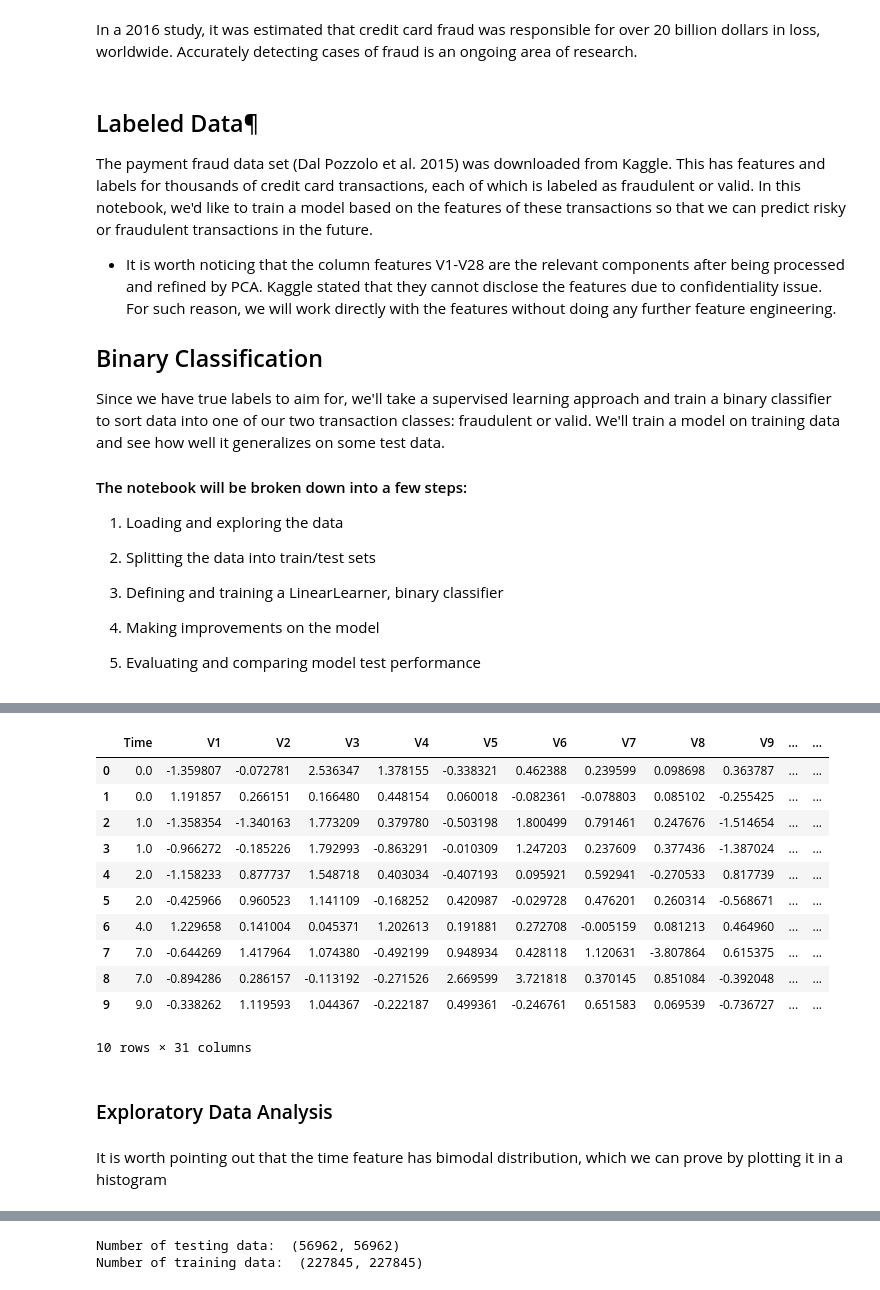
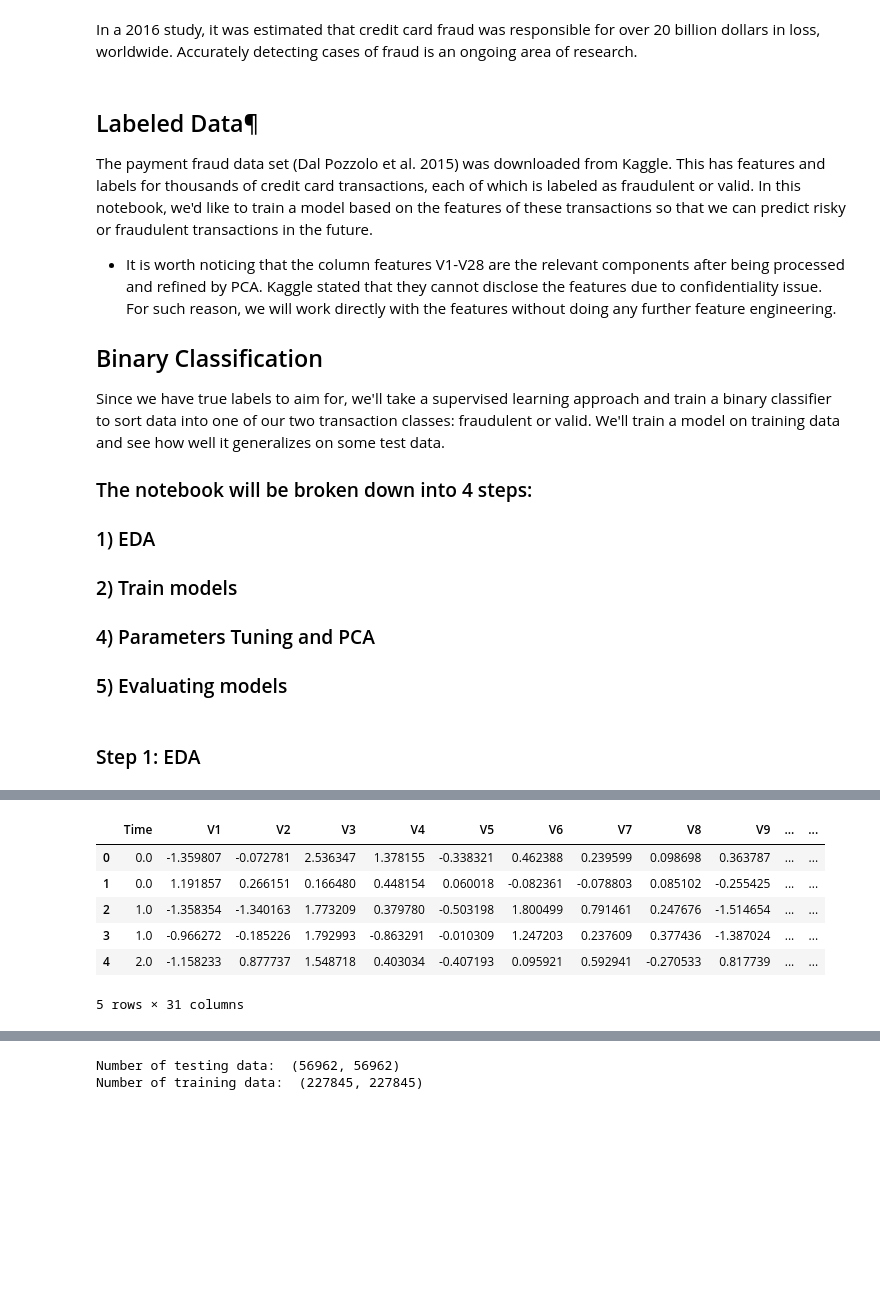
Before and after one commit to tramngo1603/Payment-Fraud-Detection, a Jupyter notebook: Payment Fraud Detection.ipynb, the cells around one changed output, grey strips where cells are left out. Cells and saved outputs as stored; diff of their text form; code cells hidden in the pictures; blank space fills up the shorter version.

```diff
--- a/Payment Fraud Detection.ipynb
+++ b/Payment Fraud Detection.ipynb
@@ -11,14 +11,14 @@ The payment fraud data set (Dal Pozzolo et al. 2015) was downloaded from Kaggle.
 ## Binary Classification
 Since we have true labels to aim for, we'll take a supervised learning approach and train a binary classifier to sort data into one of our two transaction classes: fraudulent or valid. We'll train a model on training data and see how well it generalizes on some test data.
 
-#### The notebook will be broken down into a few steps:
+### The notebook will be broken down into 4 steps:
 
-1) Loading and exploring the data
+### 1) EDA
 
-2) Splitting the data into train/test sets
+### 2) Train models
 
-3) Defining and training a LinearLearner, binary classifier
+### 4) Parameters Tuning and PCA
 
-4) Making improvements on the model
-
-5) Evaluating and comparing model test performance
+###  5) Evaluating models
+# %% [markdown]
+### Step 1: EDA
@@ -32,5 +43,6 @@ import pandas as pd
 # %%
 # get the data
-df = pd.read_csv('creditcard.csv')
-df.head(10)
+print((pd.__path__))
+df = pd.read_csv('https://github.com/tramngo1603/Payment-Fraud-Detection/releases/download/1.0.0/creditcard.csv')
+df.head()
 # %% [output]
@@ -37,16 +50,7 @@ df.head(10)
 |  | Time | V1 | V2 | V3 | V4 | V5 | V6 | V7 | V8 | V9 | ... | ... |
 | 0 | 0.0 | -1.359807 | -0.072781 | 2.536347 | 1.378155 | -0.338321 | 0.462388 | 0.239599 | 0.098698 | 0.363787 | ... | ... |
 | 1 | 0.0 | 1.191857 | 0.266151 | 0.166480 | 0.448154 | 0.060018 | -0.082361 | -0.078803 | 0.085102 | -0.255425 | ... | ... |
 | 2 | 1.0 | -1.358354 | -1.340163 | 1.773209 | 0.379780 | -0.503198 | 1.800499 | 0.791461 | 0.247676 | -1.514654 | ... | ... |
 | 3 | 1.0 | -0.966272 | -0.185226 | 1.792993 | -0.863291 | -0.010309 | 1.247203 | 0.237609 | 0.377436 | -1.387024 | ... | ... |
 | 4 | 2.0 | -1.158233 | 0.877737 | 1.548718 | 0.403034 | -0.407193 | 0.095921 | 0.592941 | -0.270533 | 0.817739 | ... | ... |
-| 5 | 2.0 | -0.425966 | 0.960523 | 1.141109 | -0.168252 | 0.420987 | -0.029728 | 0.476201 | 0.260314 | -0.568671 | ... | ... |
-| 6 | 4.0 | 1.229658 | 0.141004 | 0.045371 | 1.202613 | 0.191881 | 0.272708 | -0.005159 | 0.081213 | 0.464960 | ... | ... |
-| 7 | 7.0 | -0.644269 | 1.417964 | 1.074380 | -0.492199 | 0.948934 | 0.428118 | 1.120631 | -3.807864 | 0.615375 | ... | ... |
-| 8 | 7.0 | -0.894286 | 0.286157 | -0.113192 | -0.271526 | 2.669599 | 3.721818 | 0.370145 | 0.851084 | -0.392048 | ... | ... |
-| 9 | 9.0 | -0.338262 | 1.119593 | 1.044367 | -0.222187 | 0.499361 | -0.246761 | 0.651583 | 0.069539 | -0.736727 | ... | ... |
-10 rows × 31 columns
+5 rows × 31 columns
-# %% [markdown]
-### Exploratory Data Analysis
-# %% [markdown]
-It is worth pointing out that the time feature has bimodal distribution, which we can prove by plotting it in a histogram
```
Also changed, not shown: parts of 35 cells of this notebook.
